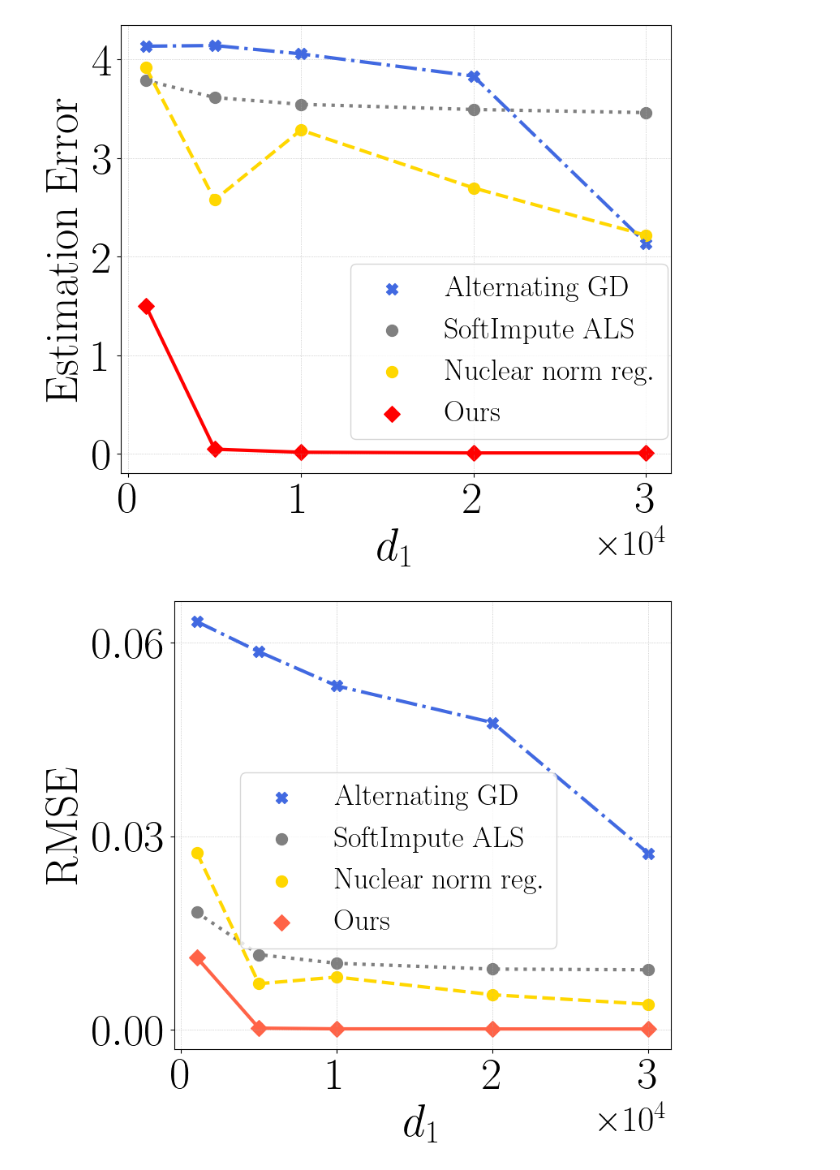
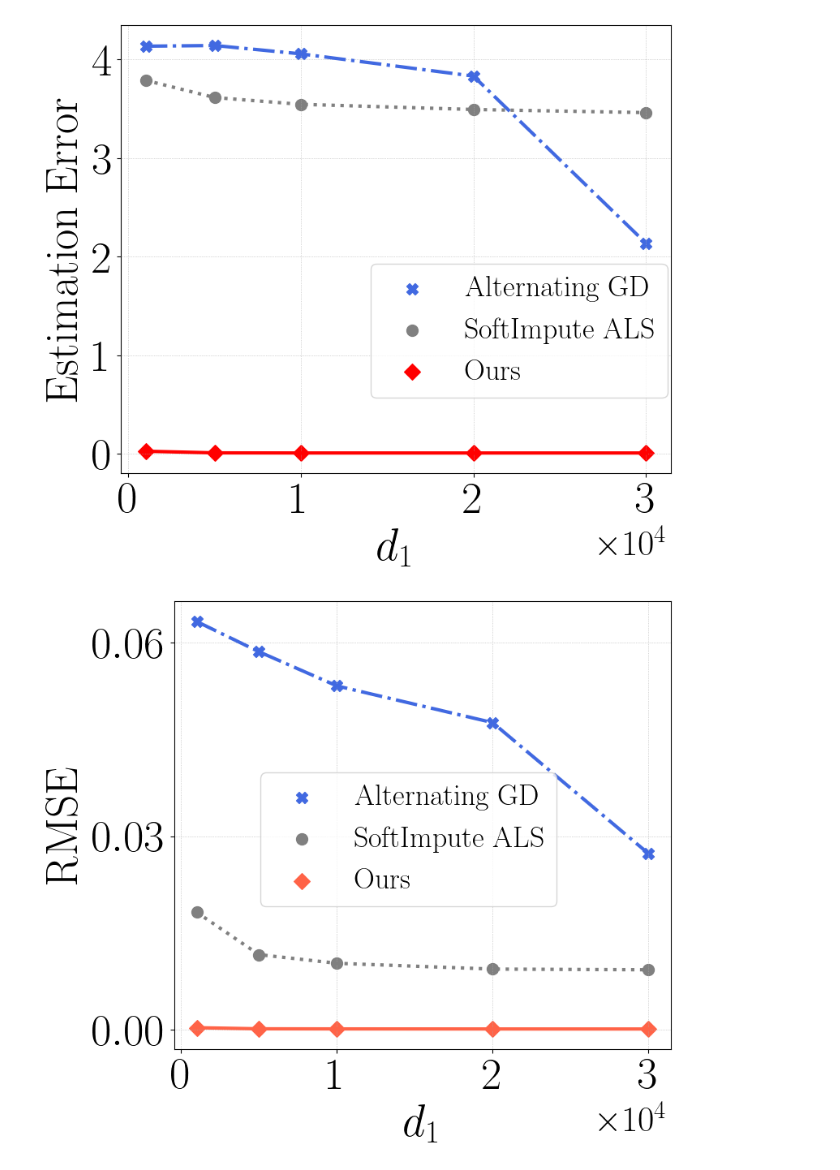
Before and after one commit to VirtuosoResearch/Matrix-completion-from-ultrasparse-samples, a Jupyter notebook: revised_figures/five_entries_per_row.ipynb, the cells around one changed output. Saved outputs shown, nothing was run; the diff lists cells and outputs as text; code cells hidden in the pictures.

Commit message:
figures

```diff
--- a/revised_figures/five_entries_per_row.ipynb
+++ b/revised_figures/five_entries_per_row.ipynb
@@ -20,7 +20,8 @@ alt_GD = np.array([4.1352606, 4.1422887, 4.0574770, 3.8321424, 2.1367757])
 softimpute_als = np.array([3.7888470, 3.6143648, 3.5455268, 3.4931482, 3.4613315])
 nuclear_reg = np.array([3.9230829, 2.5751333, 3.2846257, 2.6972797, 2.2170639])
 iipw_1 = np.array([3.8866611, 3.4643601, 3.0032921, 1.7050502, 1.7050502])
-iipw = np.array([1.5034147, 0.0456746, 0.0146587, 0.0079182, 0.0071486])
+#iipw = np.array([1.5034147, 0.0456746, 0.0146587, 0.0079182, 0.0071486])
+iipw = np.array([0.0255003, 0.0090196, 0.0079685, 0.0077329, 0.0078302])
 
 f, ax = plt.subplots(figsize=(8,7))
 
@@ -29,36 +30,36 @@ f, ax = plt.subplots(figsize=(8,7))
 #print(enhance.mean())
 #print(ob2_err_mean)
 #print(err_mean)
 plt.plot(d1, alt_GD, lw=3, color='royalblue',ls="dashdot" )
 plt.plot(d1, softimpute_als, lw=3, color='grey', ls="dotted")
-plt.plot(d1, nuclear_reg, lw=3, color='gold', ls="dashed")
+#plt.plot(d1, nuclear_reg, lw=3, color='gold', ls="dashed")
 plt.plot(d1, iipw, color='red',lw=3)
 
 plt.scatter(d1, alt_GD, s=100, color='royalblue', label=r"$\mathrm{Alternating~GD}$", marker="X")
 plt.scatter(d1, softimpute_als, s=100, color='grey', label=r"$\mathrm{SoftImpute~ALS}$", marker="o")
-plt.scatter(d1, nuclear_reg, s=100, color='gold', label=r"$\mathrm{Nuclear~norm~reg.}$")
+#plt.scatter(d1, nuclear_reg, s=100, color='gold', label=r"$\mathrm{Nuclear~norm~reg.}$")
 plt.scatter(d1, iipw, s=100, color='red', label=r"$\mathrm{Ours}$", marker="D")
 
 plt.xlabel(r"$d_1$", fontsize=40)
 plt.ylabel(r"$\mathrm{Estimation~Error}$", fontsize=40)
 
 xticks = [0, 10000, 20000, 30000]
 plt.xticks(xticks, fontsize=40)
 plt.ticklabel_format(style='sci', scilimits=(0,0), axis='x')
 plt.yticks(fontsize=40)
 ax.xaxis.get_offset_text().set_fontsize(32)
 
 plt.legend(fontsize=26, loc='upper right', bbox_to_anchor=(1.02, 0.5))
 
 plt.grid(lw=0.5, ls=":")
 plt.tight_layout()
 plot_name = f"five_entries_per_row_err.pdf"
 plt.savefig(plot_name, bbox_inches='tight', format="pdf", dpi=1200)
 
 plt.show()
 plt.close()
 # %% [output]
-[figure, old version]
+[figure, new version]
 # %%
 # observed entries
 title = r'$\mathrm{Synthetic~(2~obervations)}$'
@@ -66,18 +67,19 @@ alt_GD_rmse = np.array([0.0633221, 0.0586335, 0.0533341, 0.0476407, 0.0273434])
 softimpute_als_rmse = np.array([0.0182200, 0.0116478, 0.0103066, 0.0094056, 0.0093011])
 nuclear_reg_rmse = np.array([0.0275115, 0.0071384, 0.0081713, 0.0054233, 0.0039521])
 iipw_1_rmse = np.array([0.0256448, 0.0110687, 0.0072250, 0.0041964, 0.0028500])
-iipw_rmse = np.array([0.0112377, 0.0002450, 0.0001350, 0.0001205, 0.0001136])
+#iipw_rmse = np.array([0.0112377, 0.0002450, 0.0001350, 0.0001205, 0.0001136])
+iipw_rmse = np.array([0.0003102, 0.0001417, 0.0001271, 0.0001174, 0.0001132])
 
 f, ax = plt.subplots(figsize=(8,7))
 
 plt.plot(d1, alt_GD_rmse, lw=3, color='royalblue',ls="dashdot")
 plt.plot(d1, softimpute_als_rmse, lw=3, color='grey', ls="dotted")
-plt.plot(d1, nuclear_reg_rmse, lw=3, color='gold', ls="dashed")
+#plt.plot(d1, nuclear_reg_rmse, lw=3, color='gold', ls="dashed")
 plt.plot(d1, iipw_rmse, color='tomato',lw=3)
 
 plt.scatter(d1, alt_GD_rmse, s=100, color='royalblue', label=r"$\mathrm{Alternating~GD}$", marker="X")
 plt.scatter(d1, softimpute_als_rmse, s=100, color='grey', label=r"$\mathrm{SoftImpute~ALS}$", marker="o")
-plt.scatter(d1, nuclear_reg_rmse, s=100, color='gold', label=r"$\mathrm{Nuclear~norm~reg.}$")
+#plt.scatter(d1, nuclear_reg_rmse, s=100, color='gold', label=r"$\mathrm{Nuclear~norm~reg.}$")
 plt.scatter(d1, iipw_rmse, s=100, color='tomato', label=r"$\mathrm{Ours}$", marker="D")
 
 plt.xlabel(r"$d_1$", fontsize=40)
@@ -100,4 +102,4 @@ plt.savefig(plot_name, bbox_inches='tight', format="pdf", dpi=1200)
 plt.show()
 plt.close()
 # %% [output]
-[figure, old version]
+[figure, new version]
```
Also changed, not shown: 3 other files.
